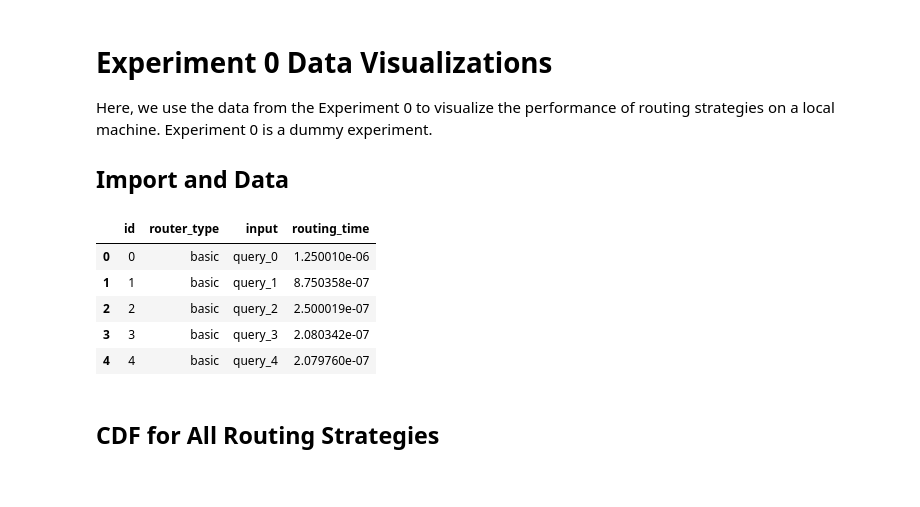
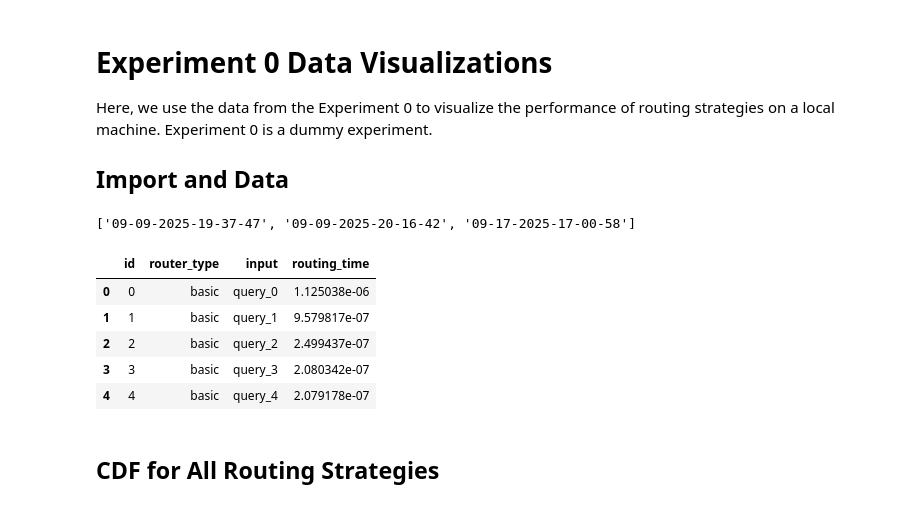
Before and after one commit to arvchahal/DIT, a Jupyter notebook: src/experiments/data_visualizations/exp0.ipynb, the cells around one changed output. Drawn from its saved outputs; the diff is of its cells as text; code cells hidden in the pictures.

```diff
--- a/src/experiments/data_visualizations/exp0.ipynb
+++ b/src/experiments/data_visualizations/exp0.ipynb
@@ -4,31 +4,31 @@ Here, we use the data from the Experiment 0 to visualize the performance of rout
 
 ## Import and Data
 # %%
+import os
+print(os.listdir('../../../data/exp0'))
+
 import pandas as pd
 import glob
-import os
+import numpy as np
+import matplotlib.pyplot as plt
 
 # Find the latest results.csv in data/exp0/
-exp0_dirs = sorted(glob.glob('../../../../data/exp0/*'), reverse=True)
-csv_path = None
-for d in exp0_dirs:
-    f = os.path.join(d, 'results.csv')
-    if os.path.exists(f):
-        csv_path = f
-        break
+exp0_dirs = sorted(glob.glob('../../../data/exp0/*/results.csv'), reverse=True)
+csv_path = exp0_dirs[0] if exp0_dirs else None
 if not csv_path:
     raise FileNotFoundError('No results.csv found in data/exp0/')
 
 # Load the data
 df = pd.read_csv(csv_path)
 display(df.head())
 # %% [output]
+['09-09-2025-19-37-47', '09-09-2025-20-16-42', '09-17-2025-17-00-58']
 |  | id | router_type | input | routing_time |
-| 0 | 0 | basic | query_0 | 1.250010e-06 |
-| 1 | 1 | basic | query_1 | 8.750358e-07 |
-| 2 | 2 | basic | query_2 | 2.500019e-07 |
+| 0 | 0 | basic | query_0 | 1.125038e-06 |
+| 1 | 1 | basic | query_1 | 9.579817e-07 |
+| 2 | 2 | basic | query_2 | 2.499437e-07 |
 | 3 | 3 | basic | query_3 | 2.080342e-07 |
-| 4 | 4 | basic | query_4 | 2.079760e-07 |
+| 4 | 4 | basic | query_4 | 2.079178e-07 |
 # %% [markdown]
 ## CDF for All Routing Strategies
 # %%
```
Also changed, not shown: parts of 3 cells of this notebook, 2 other files.
